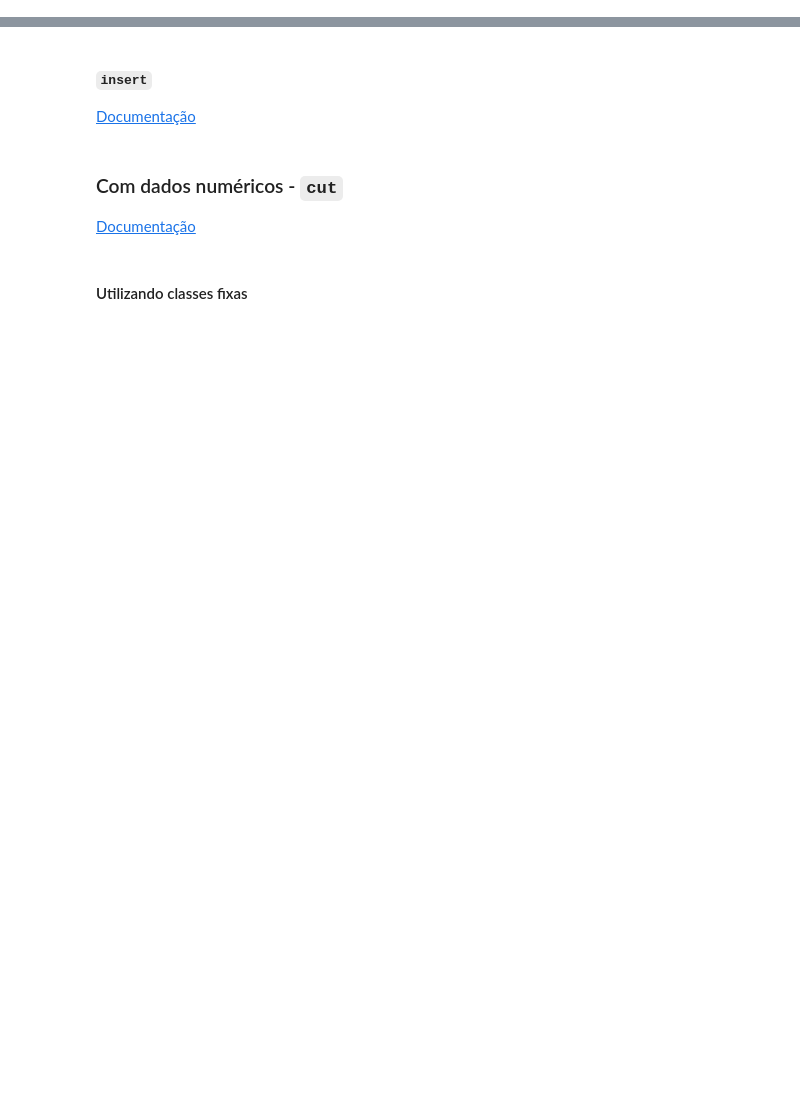
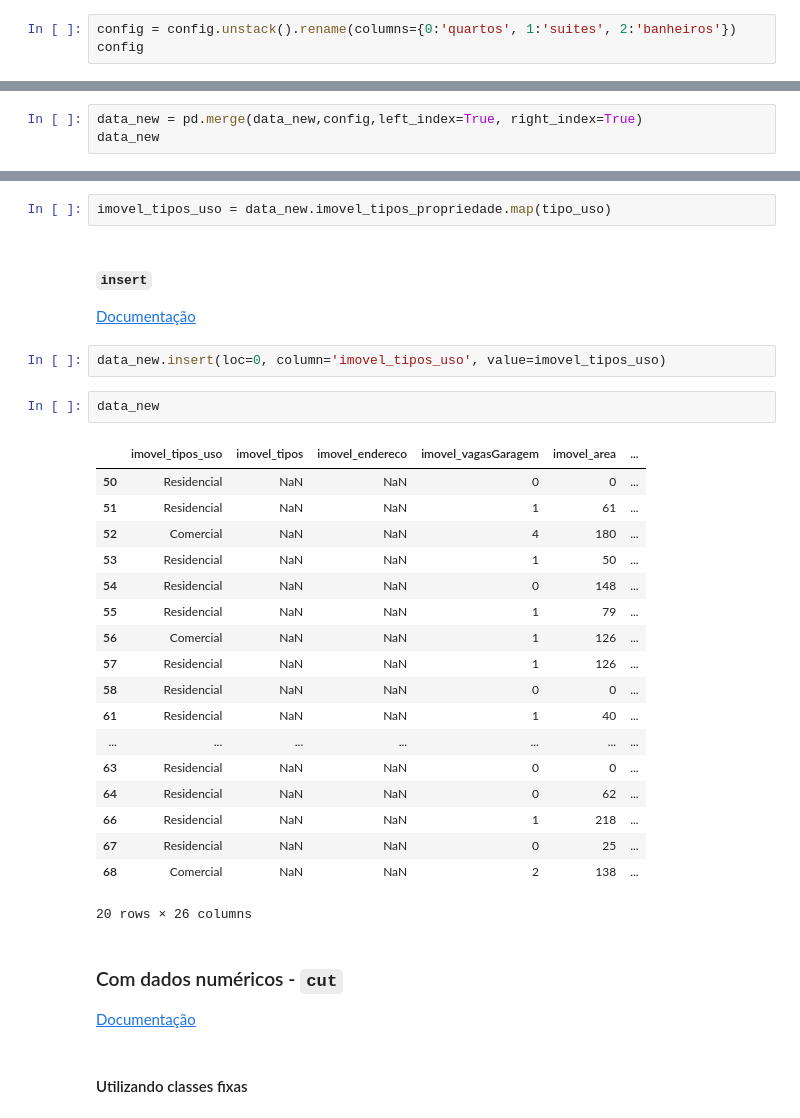
Before and after one commit to Ericles-Miller/handling-data, a Jupyter notebook: Projeto.ipynb, the cells around one changed output, grey strips where cells are left out. Cells and saved outputs as stored; diff of their text form; blank space fills up the shorter version.

```diff
--- a/Projeto.ipynb
+++ b/Projeto.ipynb
@@ -814,0 +875,3 @@ data_new
+# %%
+config = config.unstack().rename(columns={0:'quartos', 1:'suites', 2:'banheiros'})
+config
@@ -818,0 +921,3 @@ data_new
+# %%
+data_new = pd.merge(data_new,config,left_index=True, right_index=True)
+data_new
@@ -835,7 +979,32 @@ tipo_uso = {
+# %%
+imovel_tipos_uso = data_new.imovel_tipos_propriedade.map(tipo_uso)
 # %% [markdown]
 #### `insert`
 
 [Documentação](https://pandas.pydata.org/pandas-docs/stable/reference/api/pandas.DataFrame.insert.html)
+# %%
+data_new.insert(loc=0, column='imovel_tipos_uso', value=imovel_tipos_uso)
+# %%
+data_new
+# %% [output]
+|  | imovel_tipos_uso | imovel_tipos | imovel_endereco | imovel_vagasGaragem | imovel_area | ... |
+| 50 | Residencial | NaN | NaN | 0 | 0 | ... |
+| 51 | Residencial | NaN | NaN | 1 | 61 | ... |
+| 52 | Comercial | NaN | NaN | 4 | 180 | ... |
+| 53 | Residencial | NaN | NaN | 1 | 50 | ... |
+| 54 | Residencial | NaN | NaN | 0 | 148 | ... |
+| 55 | Residencial | NaN | NaN | 1 | 79 | ... |
+| 56 | Comercial | NaN | NaN | 1 | 126 | ... |
+| 57 | Residencial | NaN | NaN | 1 | 126 | ... |
+| 58 | Residencial | NaN | NaN | 0 | 0 | ... |
+| 61 | Residencial | NaN | NaN | 1 | 40 | ... |
+| ... | ... | ... | ... | ... | ... | ... |
+| 63 | Residencial | NaN | NaN | 0 | 0 | ... |
+| 64 | Residencial | NaN | NaN | 0 | 62 | ... |
+| 66 | Residencial | NaN | NaN | 1 | 218 | ... |
+| 67 | Residencial | NaN | NaN | 0 | 25 | ... |
+| 68 | Comercial | NaN | NaN | 2 | 138 | ... |
+20 rows × 26 columns
 # %% [markdown]
 ### Com dados numéricos - `cut`
 
```
Also changed, not shown: parts of 65 cells of this notebook, 1 other file.
